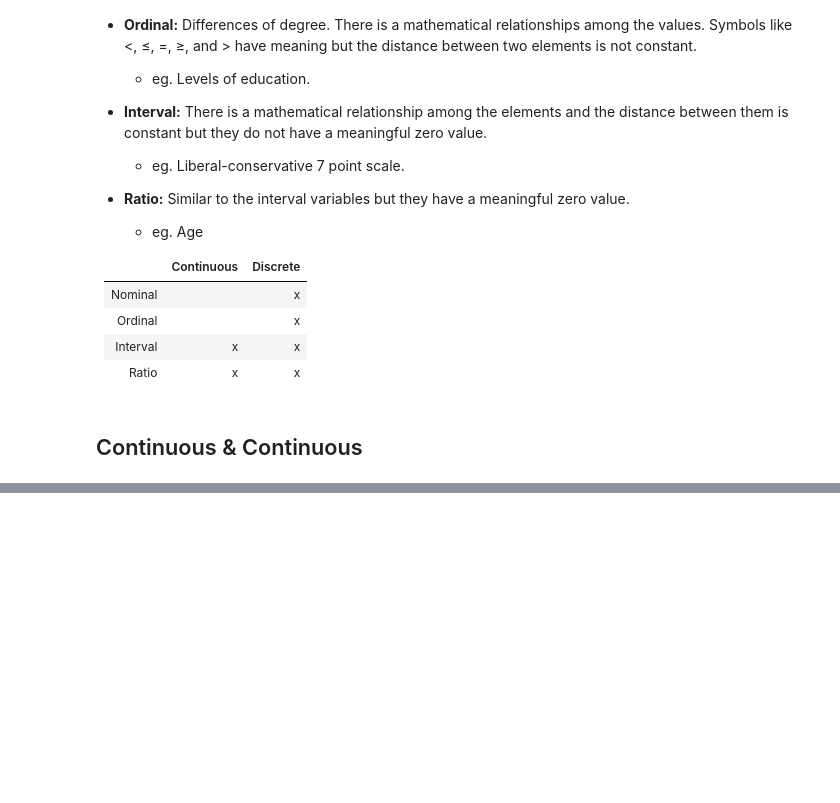
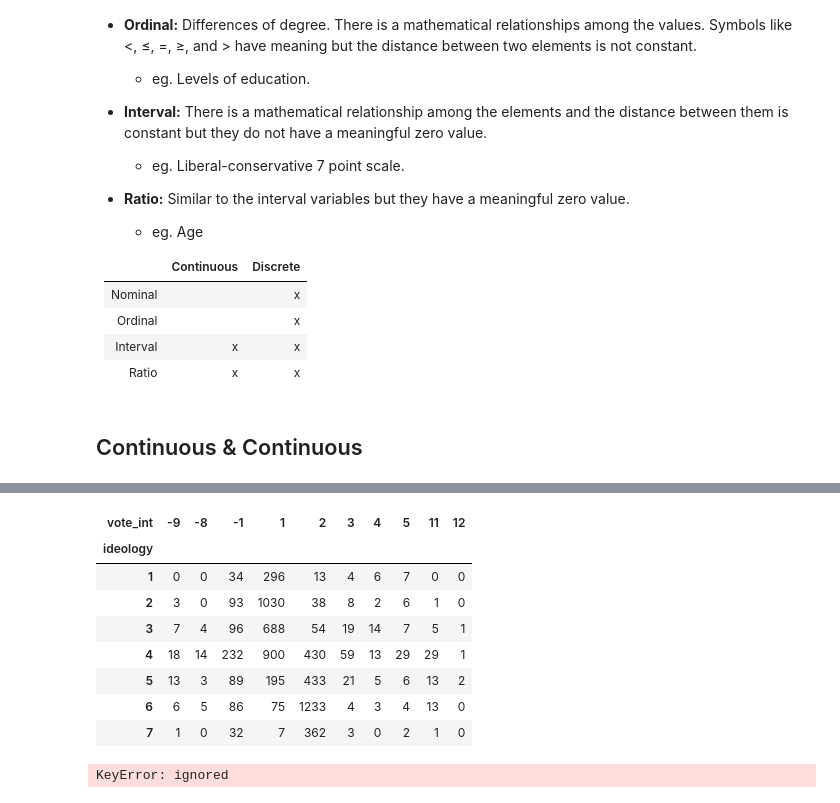
Before and after one commit to mickaeltemporao/itds, a Jupyter notebook: materials/05-data-exploration-rows.ipynb, the cells around one changed output, grey strips where cells are left out. Drawn from its saved outputs; the diff is of its cells as text; code cells hidden in the pictures; blank space fills up the shorter version.

```diff
--- a/materials/05-data-exploration-rows.ipynb
+++ b/materials/05-data-exploration-rows.ipynb
@@ -140,0 +254,18 @@ df[my_vars].boxplot(by='ideology')
+# %%
+# Cross tabulations
+pd.crosstab(df['ideology'], df['vote_int'])
+# %% [output]
+| vote_int | -9 | -8 | -1 | 1 | 2 | 3 | 4 | 5 | 11 | 12 |
+| ideology |  |  |  |  |  |  |  |  |  |  |
+| 1 | 0 | 0 | 34 | 296 | 13 | 4 | 6 | 7 | 0 | 0 |
+| 2 | 3 | 0 | 93 | 1030 | 38 | 8 | 2 | 6 | 1 | 0 |
+| 3 | 7 | 4 | 96 | 688 | 54 | 19 | 14 | 7 | 5 | 1 |
+| 4 | 18 | 14 | 232 | 900 | 430 | 59 | 13 | 29 | 29 | 1 |
+| 5 | 13 | 3 | 89 | 195 | 433 | 21 | 5 | 6 | 13 | 2 |
+| 6 | 6 | 5 | 86 | 75 | 1233 | 4 | 3 | 4 | 13 | 0 |
+| 7 | 1 | 0 | 32 | 7 | 362 | 3 | 0 | 2 | 1 | 0 |
+# %%
+# Similar to value_counts
+df[my_vars].value_counts()
+# %% [output]
+KeyError: ignored
```
Also changed, not shown: parts of 28 cells of this notebook.
